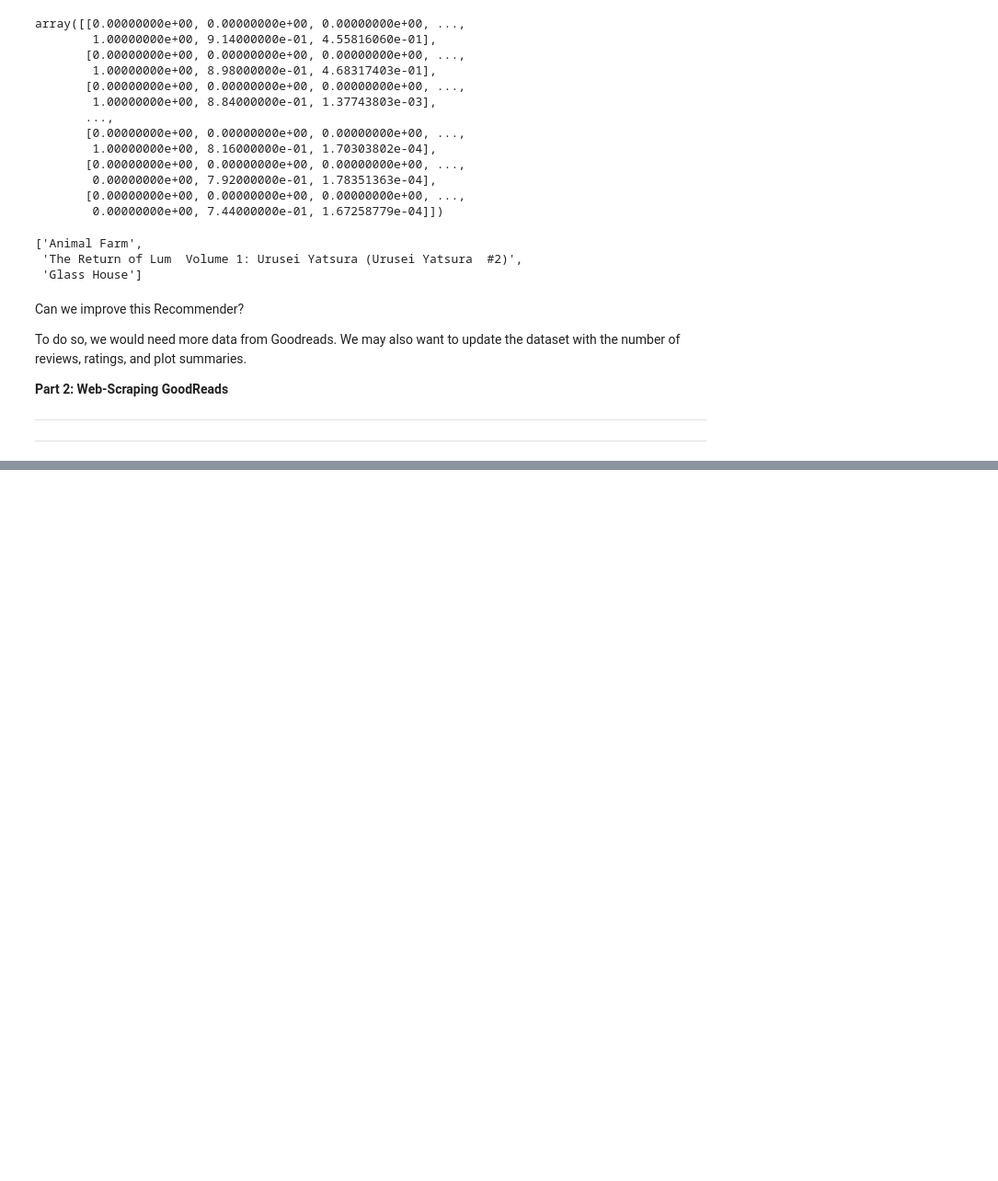
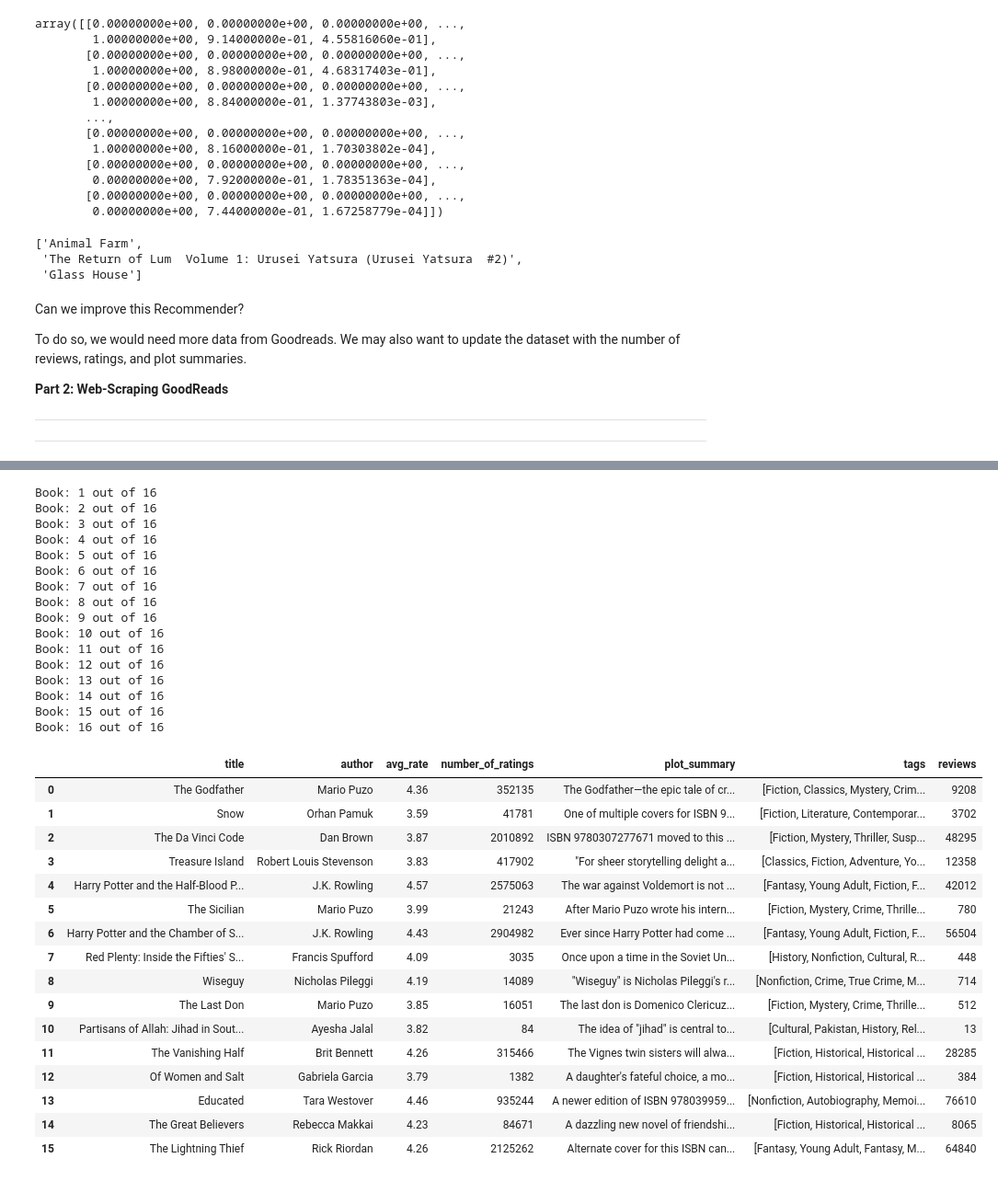
Before and after one commit to rasim321/Book_Recommender, a Jupyter notebook: Book_Recommender.ipynb, the cells around one changed output, grey strips where cells are left out. Shown at 92% size. Cells and saved outputs as stored; diff of their text form; code cells hidden in the pictures; blank space fills up the shorter version.

```diff
--- a/Book_Recommender.ipynb
+++ b/Book_Recommender.ipynb
@@ -407,6 +456,16 @@ NameError: ignored
 # soup = bs4.BeautifulSoup(book_page, "html.parser")
 
 def BookDetails(links, title_data=False, author_data=False, ratings_data = False):
+  """
+    Takes book titles and returns a dataframe of information about each book.
+
+    :param p1: GoodReads links to the book
+    :param p2: title_data = True if title data is needed
+    :param p3: author_data = True if author data is needed
+    :param p4: ratings_data = True if ratings data is needed
+    :return: Dataframe of information for each book: title, author, avg rating,
+    number of ratings, plot summary, tags, and number of reviews
+  """
 
   url = 'https://www.goodreads.com/'
 
@@ -512,6 +571,3 @@ def BookDetails(links, title_data=False, author_data=False, ratings_data = False
       "reviews": n_reviews
   })
   return book_df
-
-# plots, tags, reviews = GetDetails(manga["link"][0:2])
-# print(plots, tags, reviews)
@@ -561,8 +574,14 @@ KeyboardInterrupt: ignored
 # %%
 #How to get book page details from book titles:
 
-#Take a list of Book titles and returns an array of links
+#
 def BookLinks(query):
+  """
+    Take a list of book titles and returns an array of links.
+
+    :param p1: List of book titles
+    :return: Array of book links from GoodReads
+  """
 
   #Empty list to store links
   links = []
@@ -586,6 +605,3 @@ def BookLinks(query):
 
   #Return the list
   return links
-
-
-books_two = BookLinks(["Harry Potter and the Half Blood Prince","Animal Farm","Freakonomics"])
@@ -597,0 +647,47 @@ books_two
+# %%
+#FOR BOOK TITLES
+
+#Try passing a list of book names:
+#Notice that searching book titles with typos still works with the function:
+book_names = ["The godffather", "Snow Orhan Pamuk", "the Da Vinki Code", "treasur island",
+              "Harry Potter and the Half Bloood Prince", "the sicilian", "Harry Potter and the Chamber of Secrets",
+              "Red Plenty", "Wiseguy", "The Last Don", "Partisans of Allah", "The Vanishing Half", "Of women and salt",
+              "Educated", "The Great Believers", "The Lightning Thief"]
+
+
+try_a = BookDetails(BookLinks(book_names), title_data=True,author_data=True, ratings_data=True)
+try_a
+# %% [output]
+Book: 1 out of 16
+Book: 2 out of 16
+Book: 3 out of 16
+Book: 4 out of 16
+Book: 5 out of 16
+Book: 6 out of 16
+Book: 7 out of 16
+Book: 8 out of 16
+Book: 9 out of 16
+Book: 10 out of 16
+Book: 11 out of 16
+Book: 12 out of 16
+Book: 13 out of 16
+Book: 14 out of 16
+Book: 15 out of 16
+Book: 16 out of 16
+|  | title | author | avg_rate | number_of_ratings | plot_summary | tags | reviews |
+| 0 | The Godfather | Mario Puzo | 4.36 | 352135 | The Godfather—the epic tale of cr... | [Fiction, Classics, Mystery, Crim... | 9208 |
+| 1 | Snow | Orhan Pamuk | 3.59 | 41781 | One of multiple covers for ISBN 9... | [Fiction, Literature, Contemporar... | 3702 |
+| 2 | The Da Vinci Code | Dan Brown | 3.87 | 2010892 | ISBN 9780307277671 moved to this ... | [Fiction, Mystery, Thriller, Susp... | 48295 |
+| 3 | Treasure Island | Robert Louis Stevenson | 3.83 | 417902 | "For sheer storytelling delight a... | [Classics, Fiction, Adventure, Yo... | 12358 |
+| 4 | Harry Potter and the Half-Blood P... | J.K. Rowling | 4.57 | 2575063 | The war against Voldemort is not ... | [Fantasy, Young Adult, Fiction, F... | 42012 |
+| 5 | The Sicilian | Mario Puzo | 3.99 | 21243 | After Mario Puzo wrote his intern... | [Fiction, Mystery, Crime, Thrille... | 780 |
+| 6 | Harry Potter and the Chamber of S... | J.K. Rowling | 4.43 | 2904982 | Ever since Harry Potter had come ... | [Fantasy, Young Adult, Fiction, F... | 56504 |
+| 7 | Red Plenty: Inside the Fifties' S... | Francis Spufford | 4.09 | 3035 | Once upon a time in the Soviet Un... | [History, Nonfiction, Cultural, R... | 448 |
+| 8 | Wiseguy | Nicholas Pileggi | 4.19 | 14089 | "Wiseguy" is Nicholas Pileggi's r... | [Nonfiction, Crime, True Crime, M... | 714 |
+| 9 | The Last Don | Mario Puzo | 3.85 | 16051 | The last don is Domenico Clericuz... | [Fiction, Mystery, Crime, Thrille... | 512 |
+| 10 | Partisans of Allah: Jihad in Sout... | Ayesha Jalal | 3.82 | 84 | The idea of "jihad" is central to... | [Cultural, Pakistan, History, Rel... | 13 |
+| 11 | The Vanishing Half | Brit Bennett | 4.26 | 315466 | The Vignes twin sisters will alwa... | [Fiction, Historical, Historical ... | 28285 |
+| 12 | Of Women and Salt | Gabriela Garcia | 3.79 | 1382 | A daughter's fateful choice, a mo... | [Fiction, Historical, Historical ... | 384 |
+| 13 | Educated | Tara Westover | 4.46 | 935244 | A newer edition of ISBN 978039959... | [Nonfiction, Autobiography, Memoi... | 76610 |
+| 14 | The Great Believers | Rebecca Makkai | 4.23 | 84671 | A dazzling new novel of friendshi... | [Fiction, Historical, Historical ... | 8065 |
+| 15 | The Lightning Thief | Rick Riordan | 4.26 | 2125262 | Alternate cover for this ISBN can... | [Fantasy, Young Adult, Fantasy, M... | 64840 |
```
Also changed, not shown: parts of 34 cells of this notebook.
